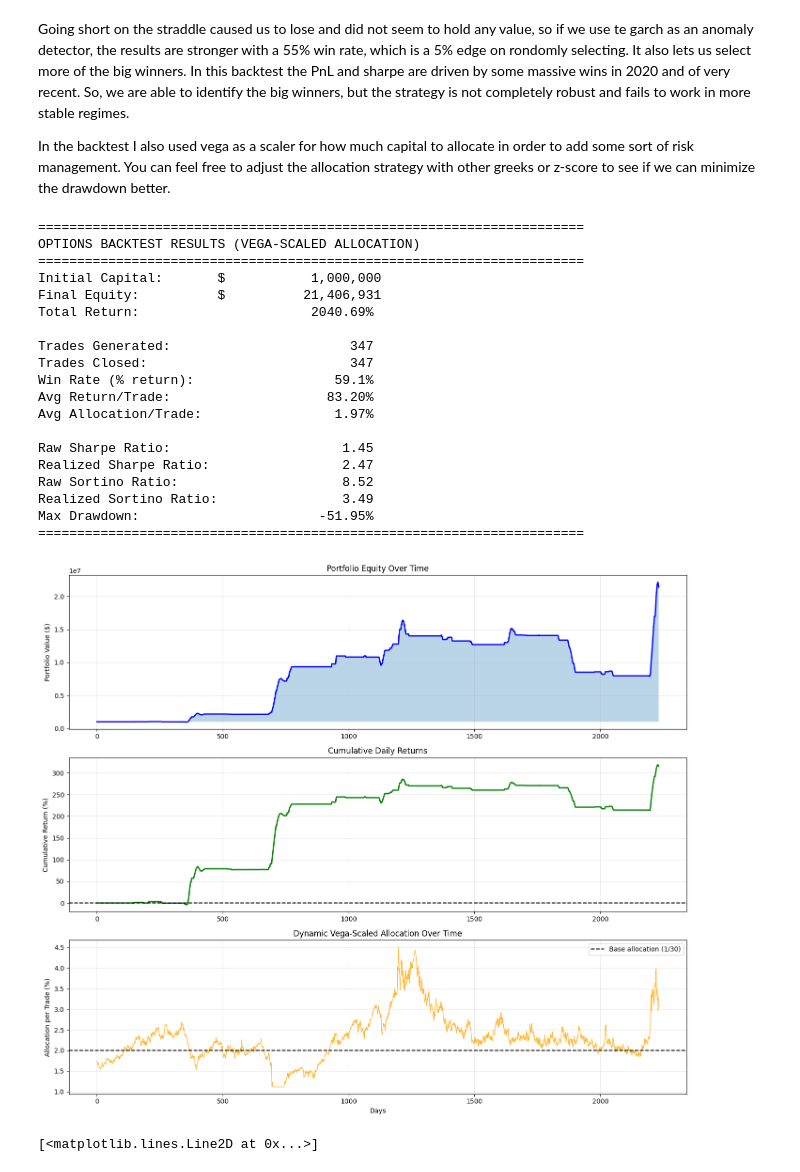
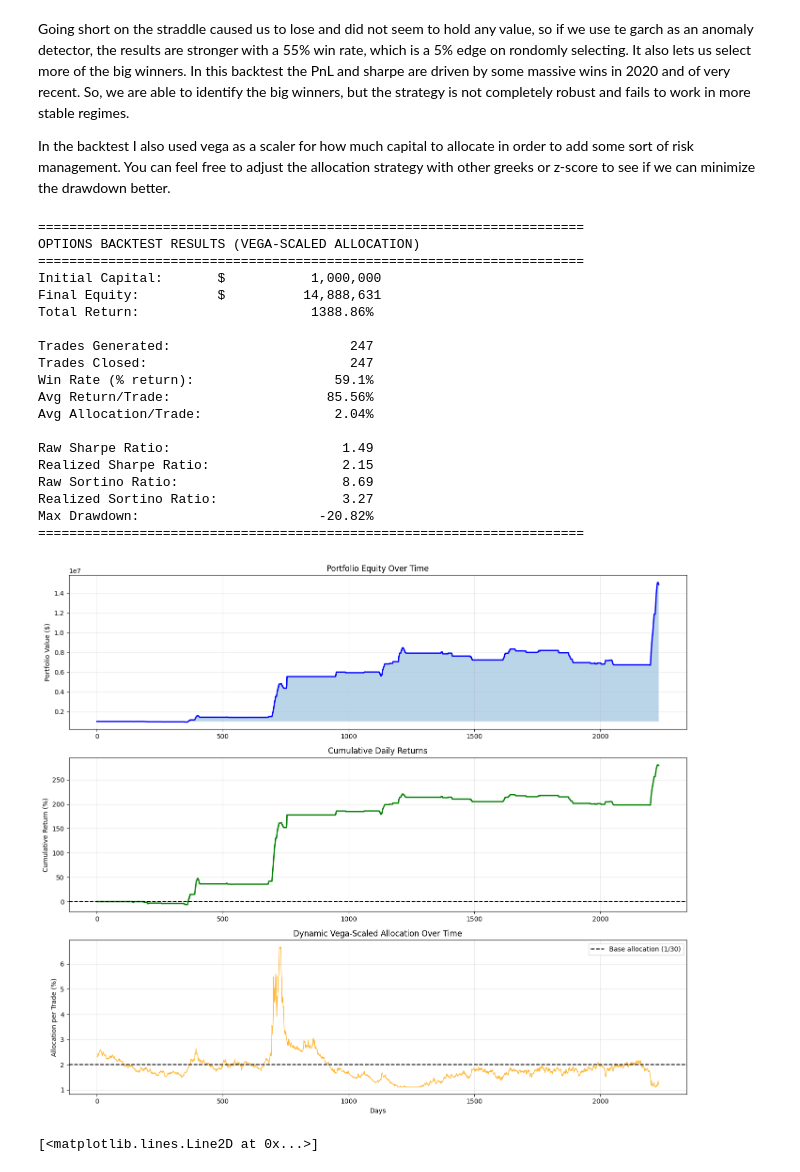
Before and after one commit to Hunter2832/MGT-6081-Options-Strategy, a Jupyter notebook: Strategy.ipynb, the cells around one changed output. Drawn from its saved outputs; the diff is of its cells as text; code cells hidden in the pictures.

```diff
--- a/Strategy.ipynb
+++ b/Strategy.ipynb
@@ -155,13 +155,13 @@ fitted_model = model.fit(last_obs=split_idx, disp="off")
 
 forecasts = fitted_model.forecast(horizon=30, start=split_idx)
 
-garch_volatility = np.sqrt(forecasts.variance['h.30'].dropna())
+garch_volatility = np.sqrt(forecasts.variance['h.30'].dropna()) /10 * np.sqrt(252)
 
 garch_mean_vol = garch_volatility.mean()
 
 oil_data = oil_data.iloc[split_idx:]
 oil_data['Forecested Vol'] = garch_volatility
-oil_data['Difference'] = abs(oil_data['Oil_Vol'] - oil_data['Forecested Vol'])
+oil_data['Difference'] = (oil_data['Oil_Vol'] - oil_data['Forecested Vol'])
 rolling_mean = oil_data['Difference'].rolling(window=150).mean()
 rolling_std = oil_data['Difference'].rolling(window=150).std()
 
@@ -250,10 +250,10 @@ oil_data['Straddle_Price'] = oil_data['ATM Call Price'] + oil_data['ATM Put Pric
 
 # Generate signals
 upper = 1
-lower = -2.5
+lower = -1.5
 oil_data['Signal'] = 0
 oil_data.loc[oil_data['Z_Score'] > upper, 'Signal'] = 1
-#oil_data.loc[oil_data['Z_Score'] < lower, 'Signal'] = 1
+oil_data.loc[oil_data['Z_Score'] < lower, 'Signal'] = -1
 
 # Calculate P&L per contract (dollar gain/loss)
 oil_data['PnL'] = 0.0
@@ -592,18 +592,18 @@ df['Future_Price'] = df['Oil_Price'].shift(-HOLD_DAYS)
 df['Straddle_Price'] = df['ATM Call Price'] + df['ATM Put Price']
 
 # Signal
-upper = 1
-lower = -2.5
+upper = 1.25
+lower = -2
 
 df['Signal'] = 0
-#df.loc[df['Z_Score'] < lower, 'Signal'] = -1
+#df.loc[df['Z_Score'] < lower, 'Signal'] = 1
 df.loc[df['Z_Score'] > upper, 'Signal'] = 1
 
 def vega_scaled_allocation(vega, z_score, base_alloc=1/50, baseline_vega=None):
     if baseline_vega is None or vega <= 0 or baseline_vega <= 0:
         vega_scalar = 1.0
     else:
-        vega_scalar = np.clip(vega/ baseline_vega, 0.1, 5.0)
+        vega_scalar = np.clip(baseline_vega/ vega, 0.1, 5.0)
 
     raw_alloc = base_alloc * vega_scalar
 
@@ -769,45 +769,45 @@ else:
         axes[1].set_ylabel('Cumulative Return (%)')
         axes[1].set_title('Cumulative Daily Returns')
         axes[1].grid(True, alpha=0.3)
 
         alloc_series = pd.Series([
             vega_scaled_allocation(df.iloc[i]['Vega'], df.iloc[i]['Z_Score'], baseline_vega=baseline)
             for i in range(len(df))
         ])
         axes[2].plot(alloc_series * 100, linewidth=1, color='orange', alpha=0.8)
         axes[2].axhline(y=(1/50)*100, color='black', linestyle='--', label='Base allocation (1/30)')
         axes[2].set_xlabel('Days')
         axes[2].set_ylabel('Allocation per Trade (%)')
         axes[2].set_title('Dynamic Vega-Scaled Allocation Over Time')
         axes[2].legend()
         axes[2].grid(True, alpha=0.3)
 
         plt.tight_layout()
         plt.show()
 
 plt.figure(figsize=(14, 5))
 plt.plot(df['Oil_Price'])
 # %% [output]
 ======================================================================
 OPTIONS BACKTEST RESULTS (VEGA-SCALED ALLOCATION)
 ======================================================================
 Initial Capital:       $           1,000,000
-Final Equity:          $          21,406,931
-Total Return:                      2040.69%
+Final Equity:          $          14,888,631
+Total Return:                      1388.86%
 
-Trades Generated:                       347
-Trades Closed:                          347
+Trades Generated:                       247
+Trades Closed:                          247
 Win Rate (% return):                  59.1%
-Avg Return/Trade:                    83.20%
-Avg Allocation/Trade:                 1.97%
+Avg Return/Trade:                    85.56%
+Avg Allocation/Trade:                 2.04%
 
-Raw Sharpe Ratio:                      1.45
-Realized Sharpe Ratio:                 2.47
-Raw Sortino Ratio:                     8.52
-Realized Sortino Ratio:                3.49
-Max Drawdown:                       -51.95%
+Raw Sharpe Ratio:                      1.49
+Realized Sharpe Ratio:                 2.15
+Raw Sortino Ratio:                     8.69
+Realized Sortino Ratio:                3.27
+Max Drawdown:                       -20.82%
 ======================================================================
-[figure, old version]
+[figure, new version]
 [<matplotlib.lines.Line2D at 0x...>]
 [figure]
 # %%
```
Also changed, not shown: parts of 5 cells of this notebook, 1 other file.
